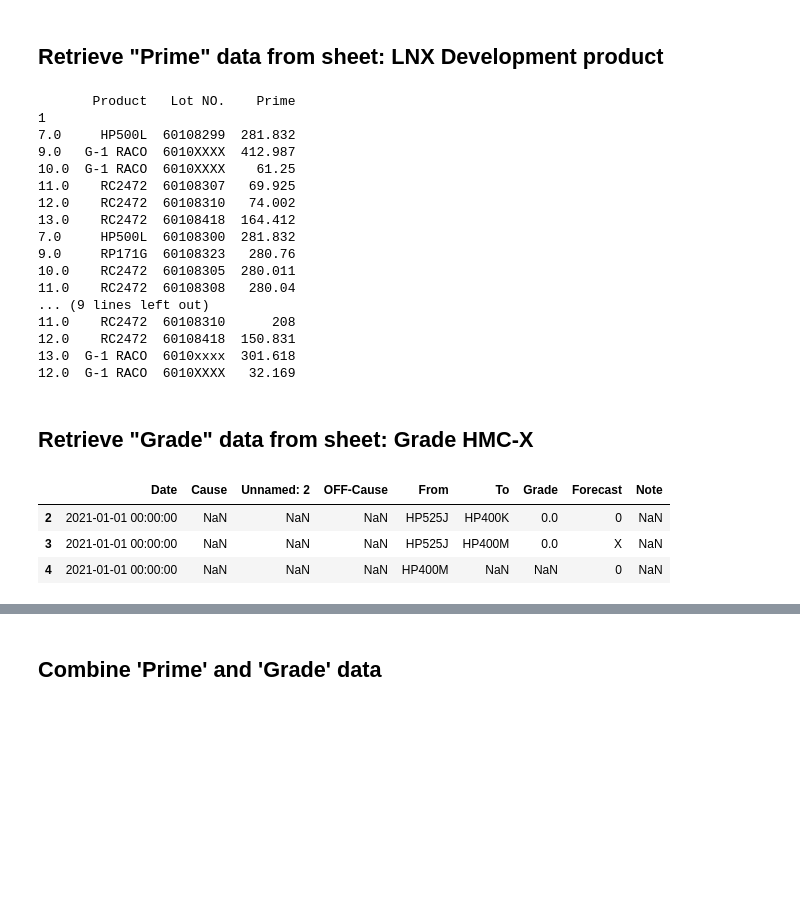
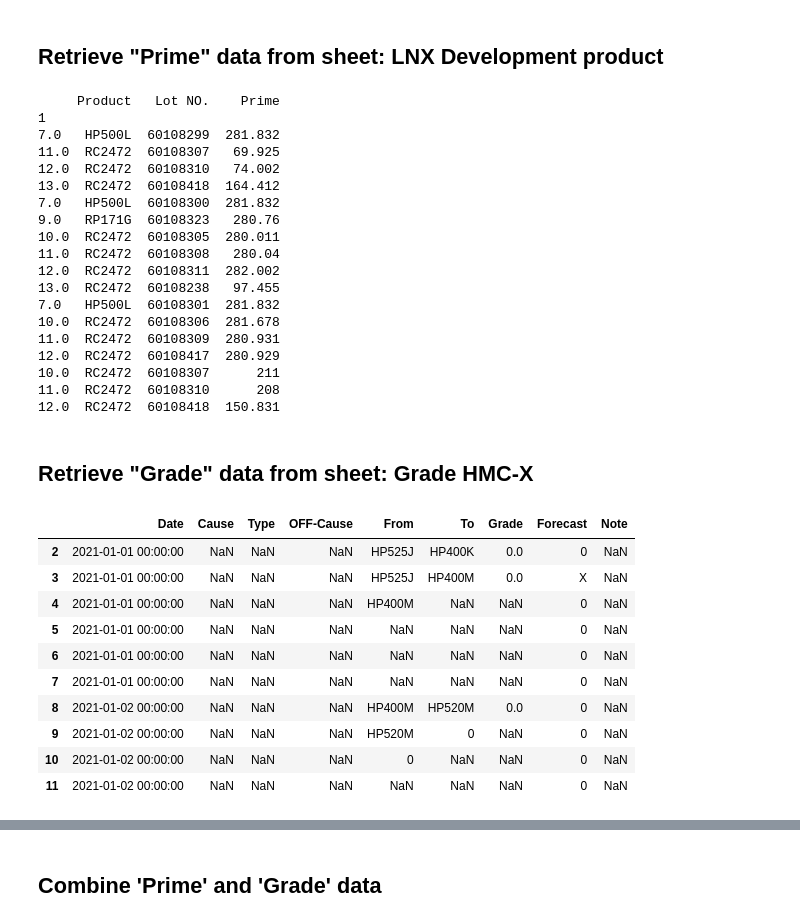
Before and after one commit to Thanutchaporn13/Test_course, a Jupyter notebook: Parsing_quantity_of_Prime_and_Grade_on_product_trial.ipynb, the cells around one changed output, grey strips where cells are left out. Cells and saved outputs as stored; diff of their text form; code cells hidden in the pictures; blank space fills up the shorter version.

```diff
--- a/Parsing_quantity_of_Prime_and_Grade_on_product_trial.ipynb
+++ b/Parsing_quantity_of_Prime_and_Grade_on_product_trial.ipynb
@@ -105,40 +108,51 @@ df_DevelopProduct5 = df_DevelopProduct.iloc[:,12:15]
 ## Append data
 df_prime = df_DevelopProduct1.append([df_DevelopProduct2, df_DevelopProduct3, df_DevelopProduct4, df_DevelopProduct5])
 
-## Delete NaN data
+## Delete NaN data and G-1
 df_prime = df_prime.dropna()
+
+## Delete rows of G-1
+df_prime = df_prime[df_prime['Product'].str.contains("G-1")==False]
+print(df_prime)
+# %% [output]
+     Product   Lot NO.    Prime
+1
+7.0   HP500L  60108299  281.832
+11.0  RC2472  60108307   69.925
+12.0  RC2472  60108310   74.002
+13.0  RC2472  60108418  164.412
+7.0   HP500L  60108300  281.832
+9.0   RP171G  60108323   280.76
+10.0  RC2472  60108305  280.011
+11.0  RC2472  60108308   280.04
+12.0  RC2472  60108311  282.002
+13.0  RC2472  60108238   97.455
+7.0   HP500L  60108301  281.832
+10.0  RC2472  60108306  281.678
+11.0  RC2472  60108309  280.931
+12.0  RC2472  60108417  280.929
+10.0  RC2472  60108307      211
+11.0  RC2472  60108310      208
+12.0  RC2472  60108418  150.831
-# %%
-total_rows = len(df_prime)
-print(df_prime)
-# %% [output]
-       Product   Lot NO.    Prime
-1
-7.0     HP500L  60108299  281.832
-9.0   G-1 RACO  6010XXXX  412.987
-10.0  G-1 RACO  6010XXXX    61.25
-11.0    RC2472  60108307   69.925
-12.0    RC2472  60108310   74.002
-13.0    RC2472  60108418  164.412
-7.0     HP500L  60108300  281.832
-9.0     RP171G  60108323   280.76
-10.0    RC2472  60108305  280.011
-11.0    RC2472  60108308   280.04
-... (9 lines left out)
-11.0    RC2472  60108310      208
-12.0    RC2472  60108418  150.831
-13.0  G-1 RACO  6010xxxx  301.618
-12.0  G-1 RACO  6010XXXX   32.169
 # %% [markdown]
 ## Retrieve "Grade" data from sheet: Grade HMC-X
 # %%
 # Delete the first-two rows
 df_sheet_grade = df_sheet_grade.drop([0,1],axis=0)
 # Delete unnecessary columns
 df_sheet_grade = df_sheet_grade.drop(df_sheet_grade.loc[:,'Sum Grade':'Unnamed: 34'].columns, axis=1)
-df_sheet_grade.head(3)
+### Change column name
+df_sheet_grade.columns = ['Date','Cause','Type','OFF-Cause','From','To','Grade','Forecast', 'Note']
 # %% [output]
-|  | Date | Cause | Unnamed: 2 | OFF-Cause | From | To | Grade | Forecast | Note |
+|  | Date | Cause | Type | OFF-Cause | From | To | Grade | Forecast | Note |
 | 2 | 2021-01-01 00:00:00 | NaN | NaN | NaN | HP525J | HP400K | 0.0 | 0 | NaN |
 | 3 | 2021-01-01 00:00:00 | NaN | NaN | NaN | HP525J | HP400M | 0.0 | X | NaN |
 | 4 | 2021-01-01 00:00:00 | NaN | NaN | NaN | HP400M | NaN | NaN | 0 | NaN |
+| 5 | 2021-01-01 00:00:00 | NaN | NaN | NaN | NaN | NaN | NaN | 0 | NaN |
+| 6 | 2021-01-01 00:00:00 | NaN | NaN | NaN | NaN | NaN | NaN | 0 | NaN |
+| 7 | 2021-01-01 00:00:00 | NaN | NaN | NaN | NaN | NaN | NaN | 0 | NaN |
+| 8 | 2021-01-02 00:00:00 | NaN | NaN | NaN | HP400M | HP520M | 0.0 | 0 | NaN |
+| 9 | 2021-01-02 00:00:00 | NaN | NaN | NaN | HP520M | 0 | NaN | 0 | NaN |
+| 10 | 2021-01-02 00:00:00 | NaN | NaN | NaN | 0 | NaN | NaN | 0 | NaN |
+| 11 | 2021-01-02 00:00:00 | NaN | NaN | NaN | NaN | NaN | NaN | 0 | NaN |
 # %%
```
Also changed, not shown: parts of 10 cells of this notebook.
